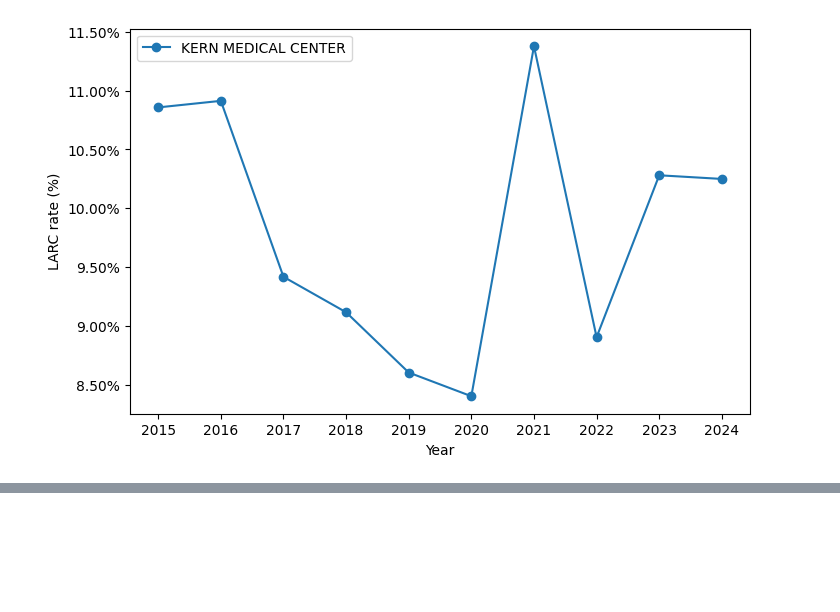
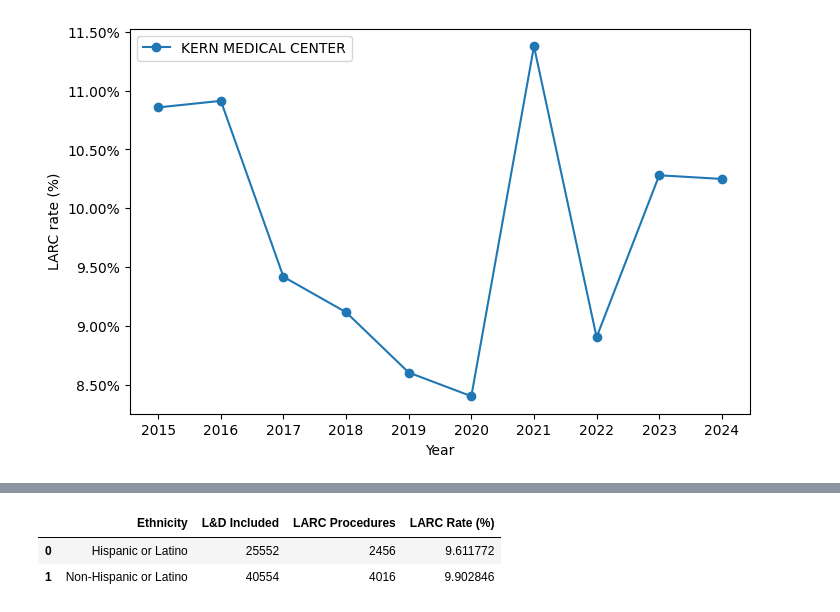
Before and after one commit to orchid-initiative/postpartum-larc, a Jupyter notebook: analysis/larc_analysis_presentation_notebook.ipynb, the cells around one changed output, grey strips where cells are left out. Drawn from its saved outputs; the diff is of its cells as text; code cells hidden in the pictures; blank space fills up the shorter version.

```diff
--- a/analysis/larc_analysis_presentation_notebook.ipynb
+++ b/analysis/larc_analysis_presentation_notebook.ipynb
@@ -123,0 +181,6 @@ plt.show()
+# %%
+demographic_table("ethncty", "Ethnicity", larc_dataset, ethnicity_lookup)
+# %% [output]
+|  | Ethnicity | L&D Included | LARC Procedures | LARC Rate (%) |
+| 0 | Hispanic or Latino | 25552 | 2456 | 9.611772 |
+| 1 | Non-Hispanic or Latino | 40554 | 4016 | 9.902846 |
```
Also changed, not shown: parts of 10 cells of this notebook.
